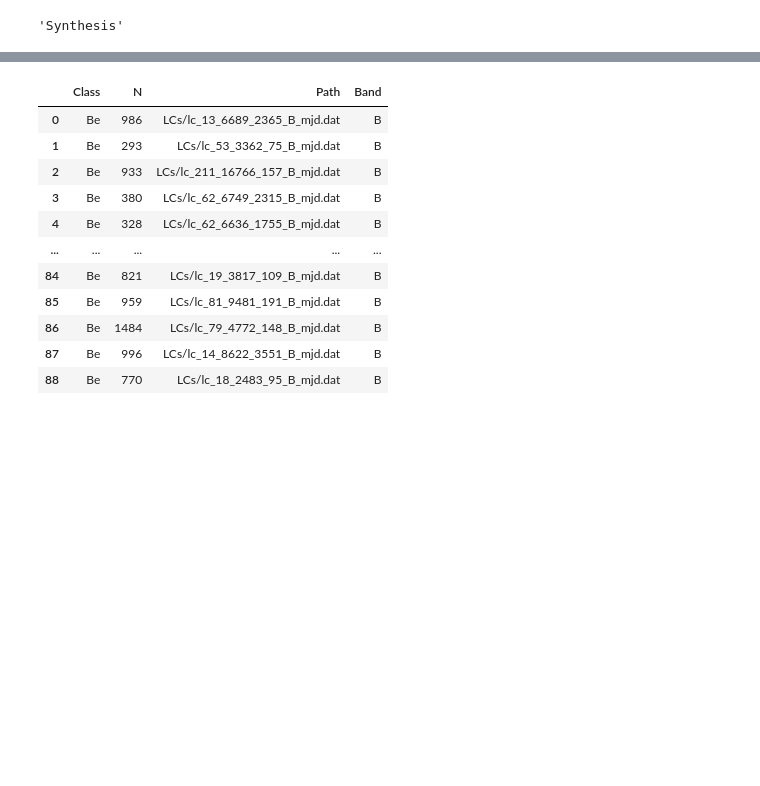
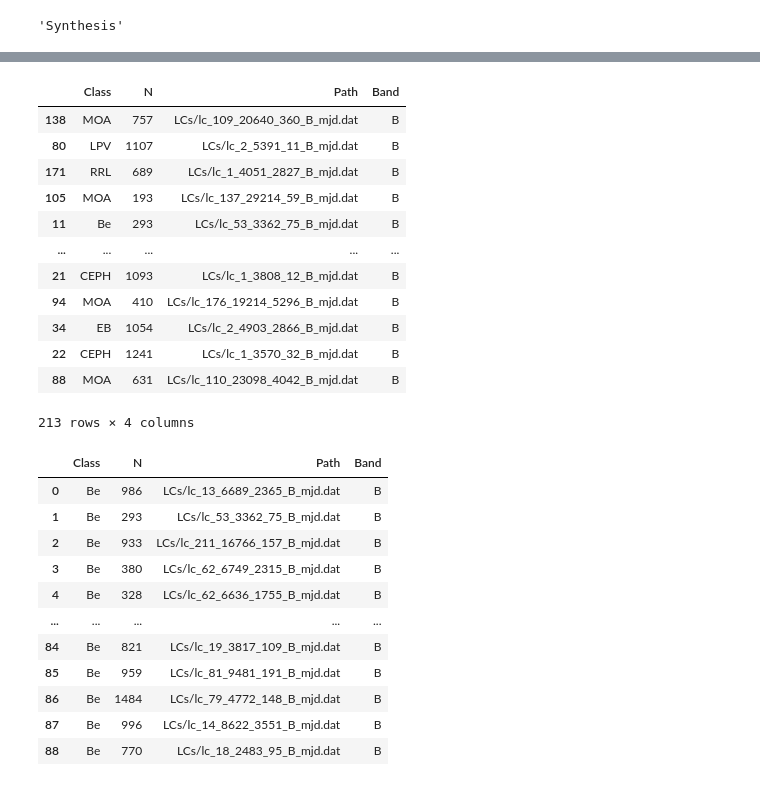
Before and after one commit to JerryLiuMY/transformer_astro, a Jupyter notebook: data.ipynb, the cells around one changed output, grey strips where cells are left out. Saved outputs shown, nothing was run; the diff lists cells and outputs as text; code cells hidden in the pictures; blank space fills up the shorter version.

```diff
--- a/data.ipynb
+++ b/data.ipynb
@@ -494,3 +512,19 @@ evalu_catalog = load_catalog('MACHO', 'evalu')
+# %%
+shuffle(evalu_catalog)
+# %% [output]
+|  | Class | N | Path | Band |
+| 138 | MOA | 757 | LCs/lc_109_20640_360_B_mjd.dat | B |
+| 80 | LPV | 1107 | LCs/lc_2_5391_11_B_mjd.dat | B |
+| 171 | RRL | 689 | LCs/lc_1_4051_2827_B_mjd.dat | B |
+| 105 | MOA | 193 | LCs/lc_137_29214_59_B_mjd.dat | B |
+| 11 | Be | 293 | LCs/lc_53_3362_75_B_mjd.dat | B |
+| ... | ... | ... | ... | ... |
+| 21 | CEPH | 1093 | LCs/lc_1_3808_12_B_mjd.dat | B |
+| 94 | MOA | 410 | LCs/lc_176_19214_5296_B_mjd.dat | B |
+| 34 | EB | 1054 | LCs/lc_2_4903_2866_B_mjd.dat | B |
+| 22 | CEPH | 1241 | LCs/lc_1_3570_32_B_mjd.dat | B |
+| 88 | MOA | 631 | LCs/lc_110_23098_4042_B_mjd.dat | B |
+213 rows × 4 columns
 # %%
 train_catalog[train_catalog['Class']=='Be']
 # %% [output]
```
Also changed, not shown: parts of 8 cells of this notebook, 4 other files.
